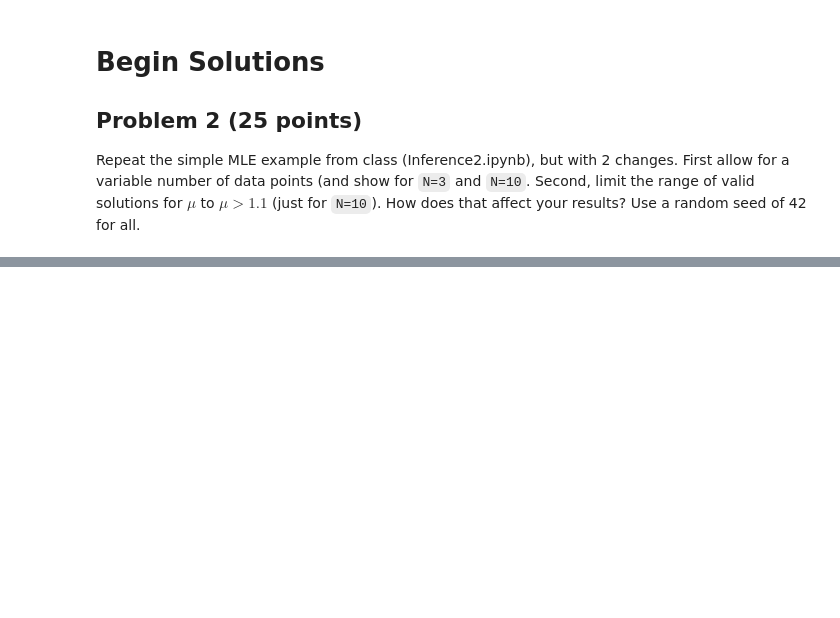
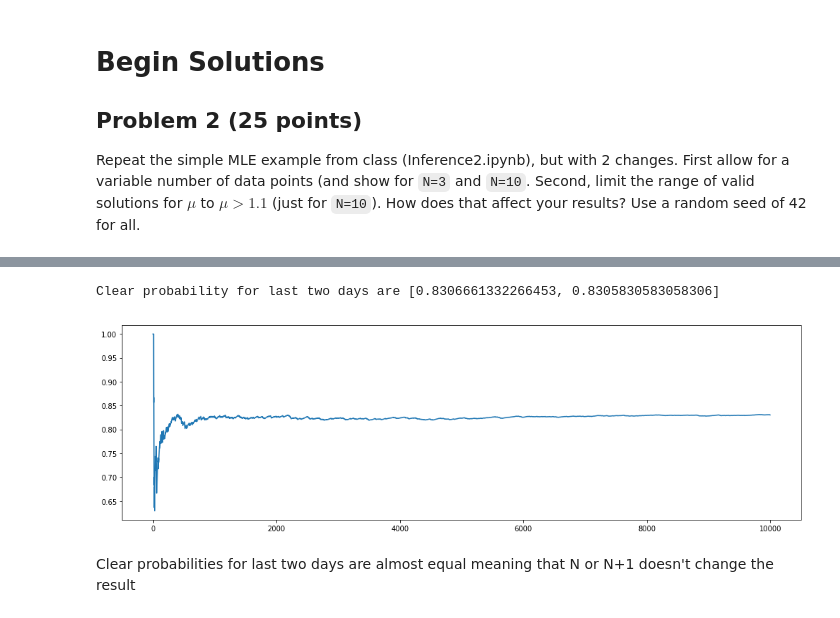
Before and after one commit to PHYST480/homeworks-pranphy, a Jupyter notebook: PHYST480-F18-HW2-PrakashGautam.ipynb, the cells around one changed output, grey strips where cells are left out. Cells and saved outputs as stored; diff of their text form; code cells hidden in the pictures; blank space fills up the shorter version.

```diff
--- a/PHYST480-F18-HW2-PrakashGautam.ipynb
+++ b/PHYST480-F18-HW2-PrakashGautam.ipynb
@@ -58,0 +64,43 @@ test_mle(N=10)
+# %%
+class Weather(Enum):
+    CLOUDY = 0
+    CLEAR  = 1
+# %%
+start_with =  Weather.CLEAR
+weather_progression = [start_with] # first day of weather
+
+total_days = 10_000
+
+for day in range(total_days):
+    toss = np.random.random(1)
+    # last value of the weather_progression is today's predicted yesterday
+    today = weather_progression[-1]
+    tomorrow = None # We don't know tomorrow's weather yet, lets find out
+
+    # tomorrow will be clear if
+    #tomorrow = Weather.CLOUDY if today == Weather.CLEAR and toss < 0.1
+
+    if today == Weather.CLOUDY:
+        if toss <= 0.5:
+            tomorrow = Weather.CLEAR
+        else:
+            tomorrow = Weather.CLOUDY
+    elif today == Weather.CLEAR:
+        if toss <=.1:
+            tomorrow = Weather.CLOUDY
+        else:
+            tomorrow = Weather.CLEAR
+    weather_progression.append(tomorrow)
+
+# take first x values for weather_progression, count clear days, divide by no of days
+clear_prob = [weather_progression[:x].count(Weather.CLEAR)/x for x in range(1,total_days)]
+print(f'Clear probability for last two days are {clear_prob[-2:]}')
+
+
+plt.plot(clear_prob)
+plt.show()
+# %% [output]
+Clear probability for last two days are [0.8306661332266453, 0.8305830583058306]
+[figure, added]
+# %% [markdown]
+Clear probabilities for last two days are almost equal meaning that N or N+1 doesn't change the result
```
Also changed, not shown: parts of 4 cells of this notebook.
